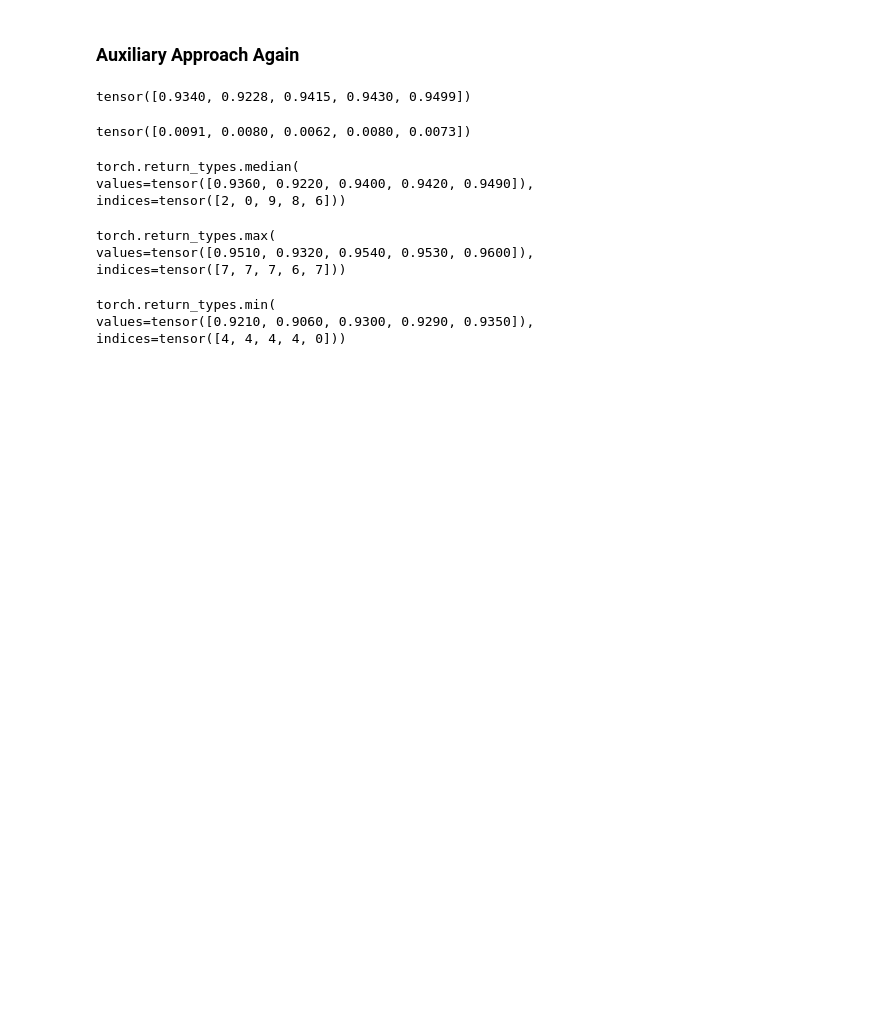
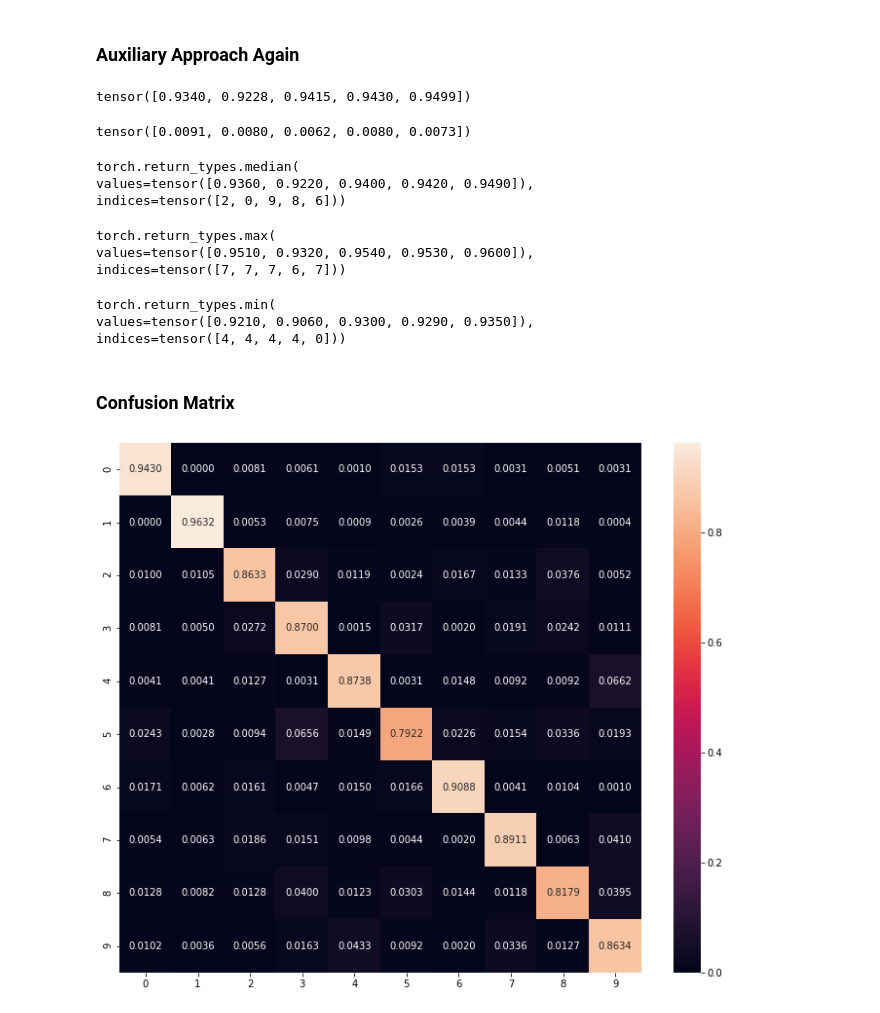
Before and after one commit to arthurbabey/deep_learning, a Jupyter notebook: project_1/dense_network.ipynb, the cells around one changed output. Drawn from its saved outputs; the diff is of its cells as text; code cells hidden in the pictures; blank space fills up the shorter version.

Commit message:
confusion matrix

```diff
--- a/project_1/dense_network.ipynb
+++ b/project_1/dense_network.ipynb
@@ -464,3 +464,5 @@ accuracies_aux.min(1)
 torch.return_types.min(
 values=tensor([0.9210, 0.9060, 0.9300, 0.9290, 0.9350]),
 indices=tensor([4, 4, 4, 4, 0]))
+# %% [markdown]
+### Confusion Matrix
@@ -466,0 +514,33 @@ indices=tensor([4, 4, 4, 4, 0]))
+# %%
+input_dim = 14*14
+output_dim = 10
+
+model = nn.Sequential(nn.Linear(input_dim, 128), nn.ReLU(), nn.Linear(128, 256), nn.ReLU(), \
+                       nn.Linear(256, output_dim))
+# %%
+epochs = 100
+conf = torch.zeros(10, 10)
+
+for i in range(10):
+    train_input, train_target, train_classes, test_input, test_target, test_classes = prolog.generate_pair_sets(1000)
+    train_input_aux = train_input.view(-1, input_dim)
+    test_input_aux = test_input.view(-1, input_dim)
+    train_classes_aux = train_classes.view(2000)
+    test_classes_aux = test_classes.view(2000)
+    _, _, _, _, temp_conf = train_model_aux_conf(model, train_input_aux, train_classes_aux, test_input_aux,\
+                                                 test_target, test_classes_aux, epochs=epochs)
+    conf += temp_conf
+# %%
+for i in range(10):
+    conf[i] = conf[i] / conf[i].sum()
+# %%
+import seaborn as sn
+import pandas as pd
+import matplotlib.pyplot as plt
+
+df_cm = pd.DataFrame(conf.detach().numpy(), index = [i for i in "0123456789"],
+                  columns = [i for i in "0123456789"])
+plt.figure(figsize = (12,10))
+sn.heatmap(df_cm, annot=True, fmt='.4f');
+# %% [output]
+[figure, added]
```
Also changed, not shown: parts of 1 cell of this notebook, 1 other file.
